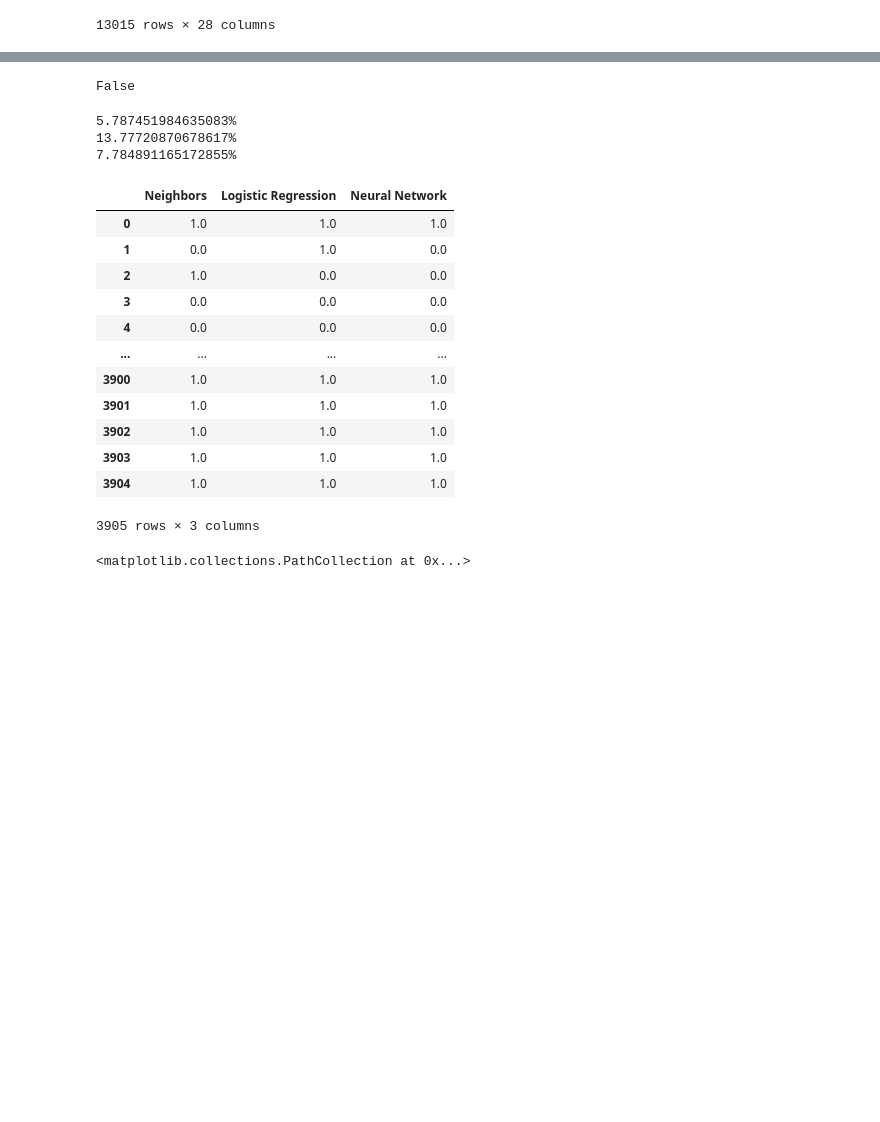
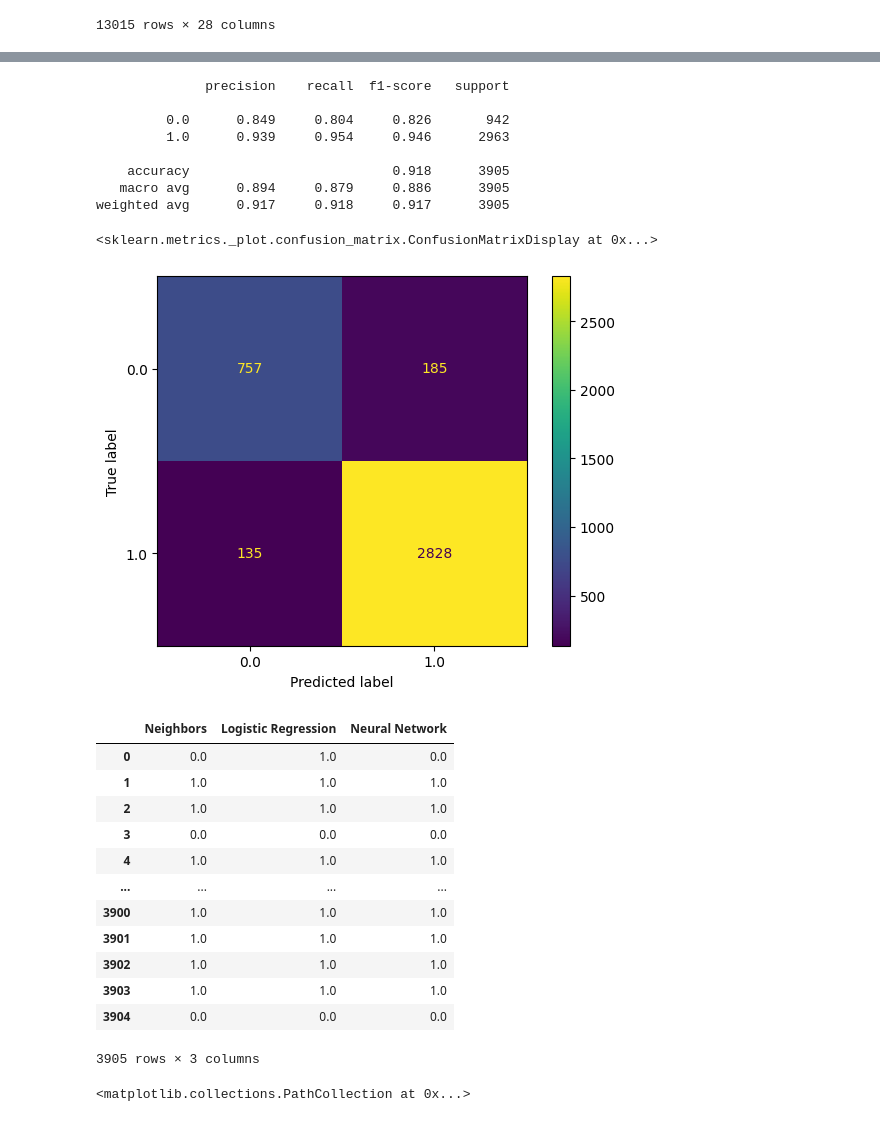
Before and after one commit to AdrianBedon/Exercises, a Jupyter notebook: Bedón, Ramos - Taller sobre Experimentación.ipynb, the cells around one changed output, grey strips where cells are left out. Cells and saved outputs as stored; diff of their text form; code cells hidden in the pictures; blank space fills up the shorter version.

```diff
--- a/Bedón, Ramos - Taller sobre Experimentación.ipynb
+++ b/Bedón, Ramos - Taller sobre Experimentación.ipynb
@@ -58,41 +82,46 @@ False
 # %%
 #Modelo de Clasificación basado en Redes Neuronales
 mdl = snn.MLPClassifier(hidden_layer_sizes=(50, 20), max_iter=1000)
 mdl.fit(Xtrain, Ytrain)
 Ypred = mdl.predict(Xtest)
 prediction_nNetwork = np.array(Ypred)
-np.all(prediction_nNetwork == Ytest)
+print(metrics.classification_report(Ytest, prediction_nNetwork, labels=mdl.classes_, digits=3))
+cm =metrics.confusion_matrix(Ytest, prediction_nNetwork, labels=mdl.classes_)
+disp = metrics.ConfusionMatrixDisplay(confusion_matrix=cm, display_labels=mdl.classes_)
+disp.plot()
 # %% [output]
-False
+              precision    recall  f1-score   support
+
+         0.0      0.849     0.804     0.826       942
+         1.0      0.939     0.954     0.946      2963
+
+    accuracy                          0.918      3905
+   macro avg      0.894     0.879     0.886      3905
+weighted avg      0.917     0.918     0.917      3905
+<sklearn.metrics._plot.confusion_matrix.ConfusionMatrixDisplay at 0x...>
+[figure, added]
 # %%
 #Visualización de tabla comparativa y cálculo de error de cada modelo
 dict = {'Neighbors': prediction_neighbors,
         'Logistic Regression': prediction_lRegression,
         'Neural Network': prediction_nNetwork}
 
-print(str(metrics.mean_squared_error(prediction_neighbors, Ytest)*100) + '%')
-print(str(metrics.mean_squared_error(prediction_lRegression, Ytest)*100) + '%')
-print(str(metrics.mean_squared_error(prediction_nNetwork, Ytest)*100) + '%')
-
 df = pd.DataFrame(dict)
 df
 # %% [output]
+|  | Neighbors | Logistic Regression | Neural Network |
+| 0 | 0.0 | 1.0 | 0.0 |
+| 1 | 1.0 | 1.0 | 1.0 |
+| 2 | 1.0 | 1.0 | 1.0 |
+| 3 | 0.0 | 0.0 | 0.0 |
+| 4 | 1.0 | 1.0 | 1.0 |
+| ... | ... | ... | ... |
+| 3900 | 1.0 | 1.0 | 1.0 |
+| 3901 | 1.0 | 1.0 | 1.0 |
+| 3902 | 1.0 | 1.0 | 1.0 |
+| 3903 | 1.0 | 1.0 | 1.0 |
+| 3904 | 0.0 | 0.0 | 0.0 |
-5.787451984635083%
-13.77720870678617%
-7.784891165172855%
+3905 rows × 3 columns
-|  | Neighbors | Logistic Regression | Neural Network |
-| 0 | 1.0 | 1.0 | 1.0 |
-| 1 | 0.0 | 1.0 | 0.0 |
-| 2 | 1.0 | 0.0 | 0.0 |
-| 3 | 0.0 | 0.0 | 0.0 |
-| 4 | 0.0 | 0.0 | 0.0 |
-| ... | ... | ... | ... |
-| 3900 | 1.0 | 1.0 | 1.0 |
-| 3901 | 1.0 | 1.0 | 1.0 |
-| 3902 | 1.0 | 1.0 | 1.0 |
-| 3903 | 1.0 | 1.0 | 1.0 |
-| 3904 | 1.0 | 1.0 | 1.0 |
-3905 rows × 3 columns
 # %%
 #Construcción de gráfica de predicciones da cada uno de los modelos
 x = []
```
Also changed, not shown: parts of 3 cells of this notebook.
